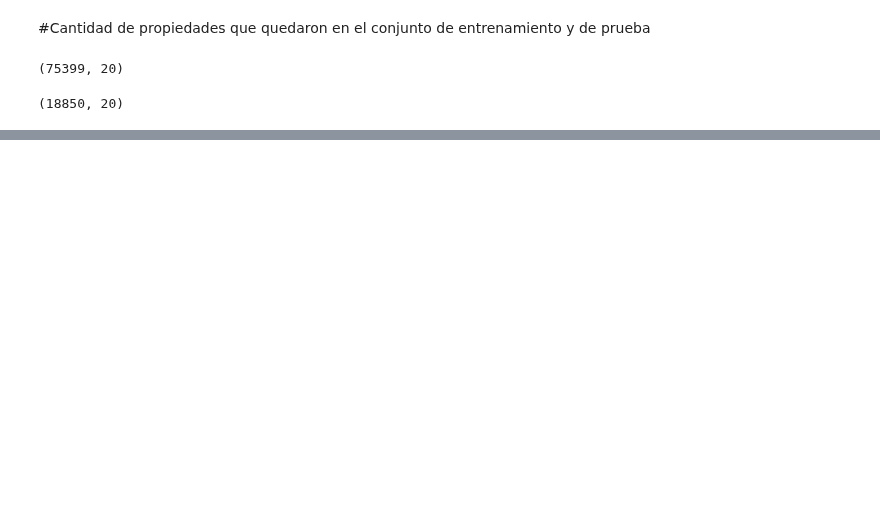
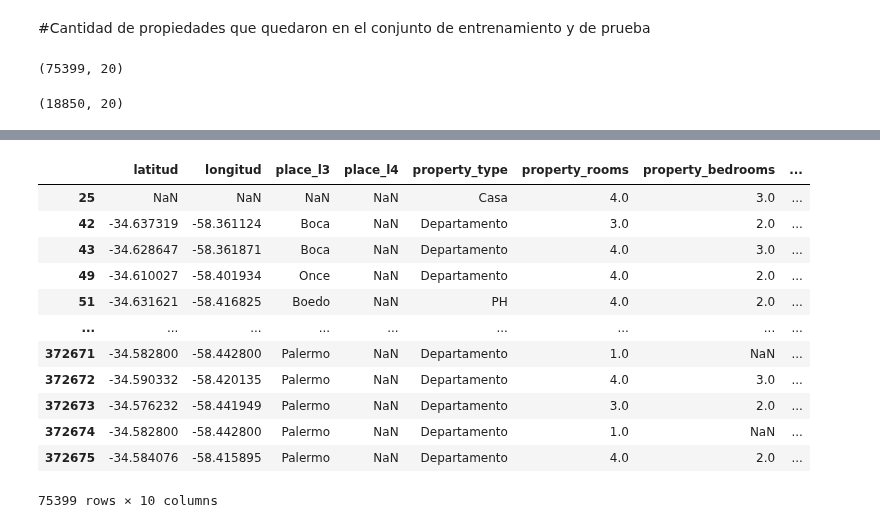
Before and after one commit to AlanRichmond/7506R-1C2024-GRUPO10, a Jupyter notebook: 7506R_TP1_GRUPO10_ENTREGA.ipynb, the cells around one changed output, grey strips where cells are left out. Drawn from its saved outputs; the diff is of its cells as text; code cells hidden in the pictures; blank space fills up the shorter version.

```diff
--- a/7506R_TP1_GRUPO10_ENTREGA.ipynb
+++ b/7506R_TP1_GRUPO10_ENTREGA.ipynb
@@ -101,0 +164,17 @@ conjunto_prueba.shape
+# %%
+conjunto_entrenamiento_reducido = conjunto_entrenamiento.drop(labels=["place_l2", "operation", "property_currency", "place_l5", "place_l6", "id", "property_title", "start_date", "end_date", "created_on"], axis=1)
+conjunto_entrenamiento_reducido
+# %% [output]
+|  | latitud | longitud | place_l3 | place_l4 | property_type | property_rooms | property_bedrooms | ... |
+| 25 | NaN | NaN | NaN | NaN | Casa | 4.0 | 3.0 | ... |
+| 42 | -34.637319 | -58.361124 | Boca | NaN | Departamento | 3.0 | 2.0 | ... |
+| 43 | -34.628647 | -58.361871 | Boca | NaN | Departamento | 4.0 | 3.0 | ... |
+| 49 | -34.610027 | -58.401934 | Once | NaN | Departamento | 4.0 | 2.0 | ... |
+| 51 | -34.631621 | -58.416825 | Boedo | NaN | PH | 4.0 | 2.0 | ... |
+| ... | ... | ... | ... | ... | ... | ... | ... | ... |
+| 372671 | -34.582800 | -58.442800 | Palermo | NaN | Departamento | 1.0 | NaN | ... |
+| 372672 | -34.590332 | -58.420135 | Palermo | NaN | Departamento | 4.0 | 3.0 | ... |
+| 372673 | -34.576232 | -58.441949 | Palermo | NaN | Departamento | 3.0 | 2.0 | ... |
+| 372674 | -34.582800 | -58.442800 | Palermo | NaN | Departamento | 1.0 | NaN | ... |
+| 372675 | -34.584076 | -58.415895 | Palermo | NaN | Departamento | 4.0 | 2.0 | ... |
+75399 rows × 10 columns
```
Also changed, not shown: parts of 7 cells of this notebook.
